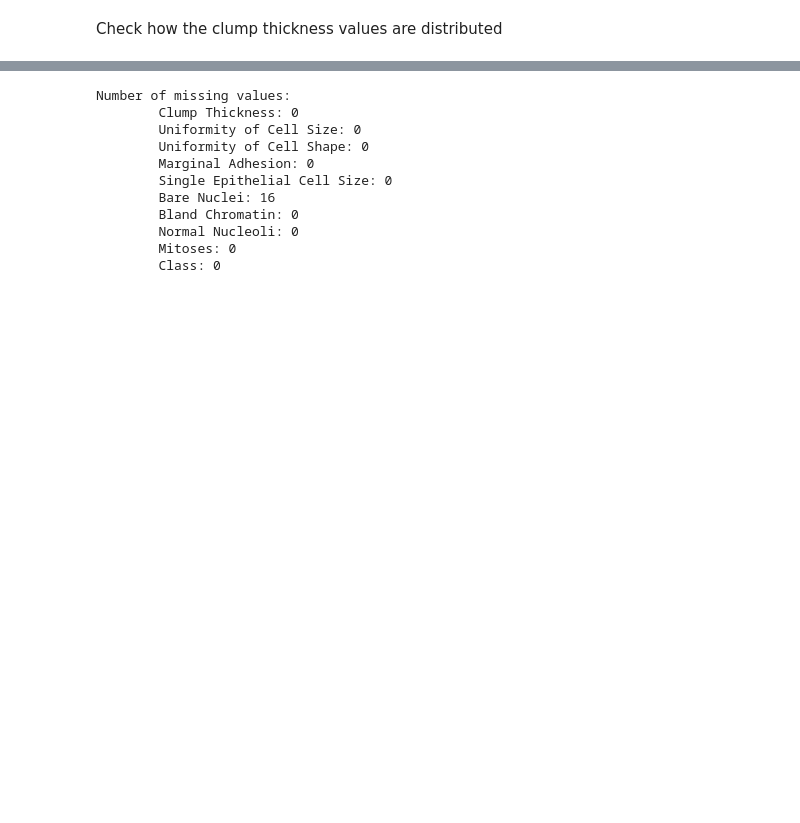
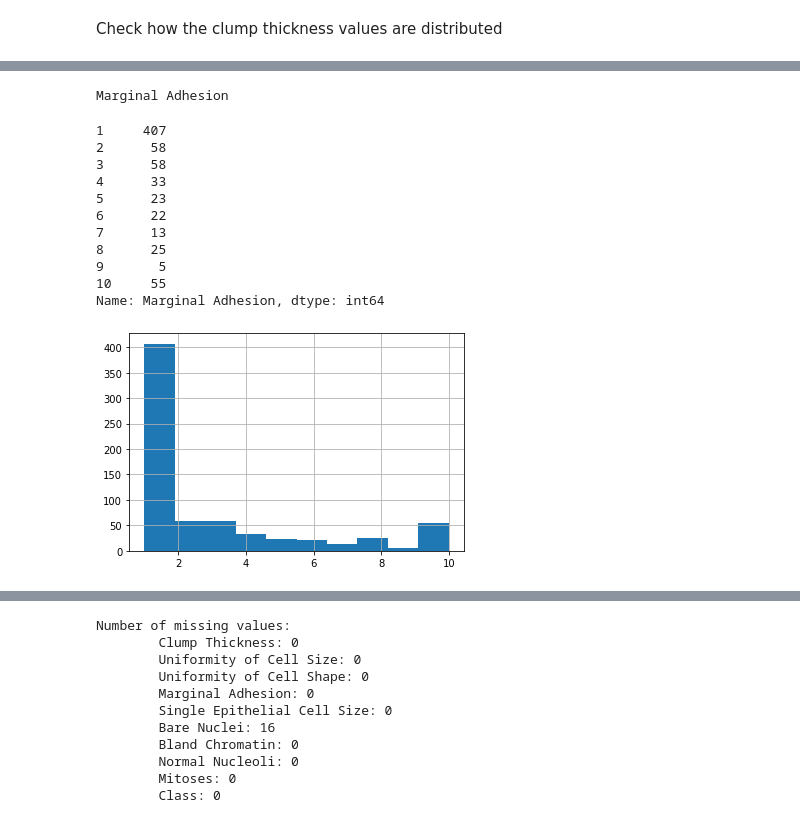
Before and after one commit to vpaluparthi/ML_Assignment1, a Jupyter notebook: Group244_BreastCancer.ipynb, the cells around one changed output, grey strips where cells are left out. Drawn from its saved outputs; the diff is of its cells as text; code cells hidden in the pictures; blank space fills up the shorter version.

```diff
--- a/Group244_BreastCancer.ipynb
+++ b/Group244_BreastCancer.ipynb
@@ -101,0 +173,18 @@ Name: Clump Thickness, dtype: int64
+# %%
+print('Marginal Adhesion')
+data['Marginal Adhesion'].hist(bins=10)
+data['Marginal Adhesion'].value_counts(sort=False)
+# %% [output]
+Marginal Adhesion
+1     407
+2      58
+3      58
+4      33
+5      23
+6      22
+7      13
+8      25
+9       5
+10     55
+Name: Marginal Adhesion, dtype: int64
+[figure, added]
```
Also changed, not shown: parts of 28 cells of this notebook.
